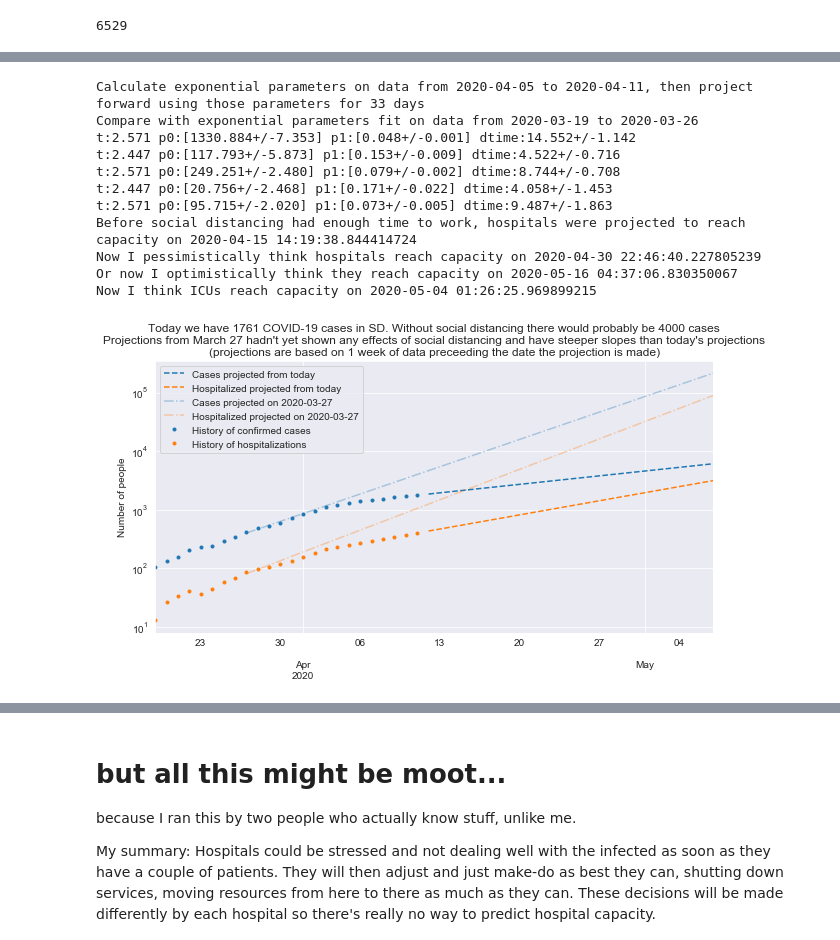
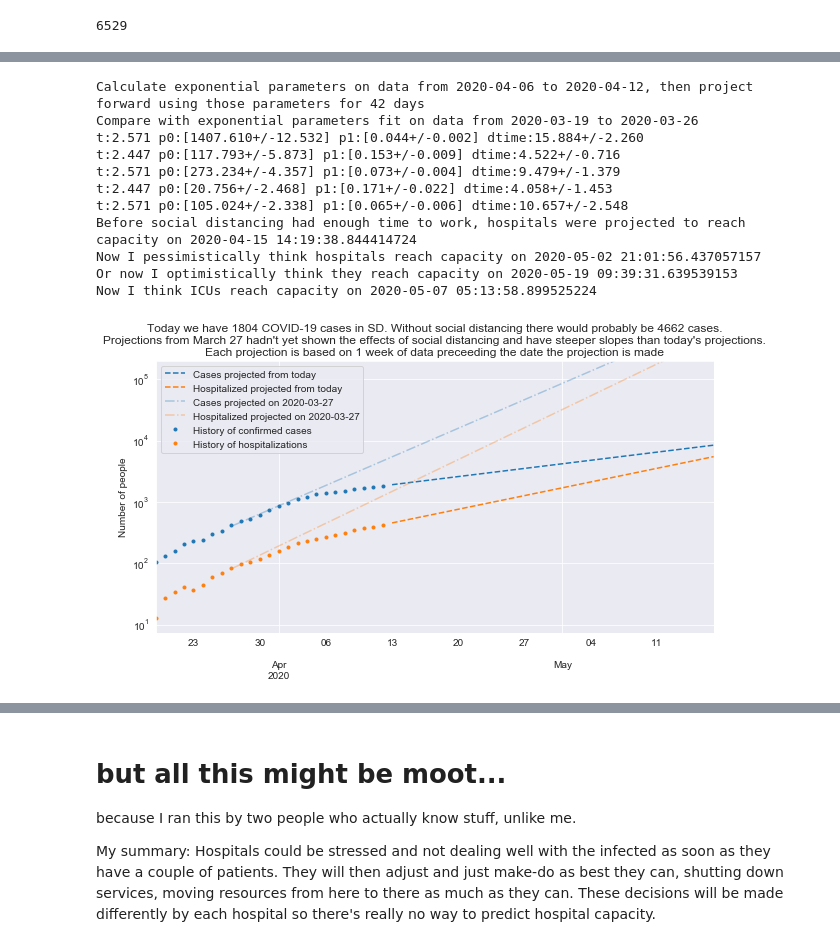
Before and after one commit to jasongfleischer/SanDiegoCountyCOVID19, a Jupyter notebook: San Diego Country Coronavirus History.ipynb, the cells around one changed output, grey strips where cells are left out. Saved outputs shown, nothing was run; the diff lists cells and outputs as text; code cells hidden in the pictures.

```diff
--- a/San Diego Country Coronavirus History.ipynb
+++ b/San Diego Country Coronavirus History.ipynb
@@ -689,6 +697,6 @@ ICUs reach capacity on 2020-05-04 01:26:25.969899215
 # %%
 # this projection is based on doubling time calculated only over the last week of data
-daysfwd = 50
+daysfwd = 60
 
 fromdate = (pd.Timestamp(today)-pd.Timedelta('6 days')).isoformat().split('T')[0]
 startproj = (pd.Timestamp(today)+pd.Timedelta('1 day')).isoformat().split('T')[0]
@@ -739,43 +747,46 @@ orig_projhosp = pd.DataFrame(exfunc(range(0,daysfwd),orig_hosp_p_est[0],orig_hos
 
 orig_projcases.columns = ['Cases projected on 2020-03-27']
 orig_projhosp.columns = ['Hospitalized projected on 2020-03-27']
 
 orig_projected = pd.merge(orig_projcases,orig_projhosp,left_index=True,right_index=True,how='outer')
 orig_projected = orig_projected['2020-03-27':]
 
 
 actual = pd.merge(cases.rename('History of confirmed cases'), hospitalizations.rename('History of hospitalizations'),left_index=True,right_index=True,how='outer' )
 actual.index = pd.DatetimeIndex(actual.index)
 
 fig, ax = plt.subplots(figsize=(10, 5))
 projected.plot(
-    title=('Today we have {} COVID-19 cases in SD. Without social distancing there would probably be {} cases\n' +
-    'Projections from March 27 hadn\'t yet shown any effects of social distancing and have steeper slopes than today\'s projections\n' +
-    '(projections are based on 1 week of data preceeding the date the projection is made)').format(
+    title=('Today we have {} COVID-19 cases in SD. Without social distancing there would probably be {} cases.\n' +
+    'Projections from March 27 hadn\'t yet shown the effects of social distancing and have steeper slopes than today\'s projections.\n' +
+    'Each projection is based on 1 week of data preceeding the date the projection is made').format(
         actual.loc[today,'History of confirmed cases'],
         orig_projected.loc[today,'Cases projected on 2020-03-27'])
     ,ax=ax,logy=True,linestyle='--');
 orig_projected.plot(ax=ax,logy=True,color=colors,linestyle='-.',alpha=0.33)
 actual.plot(ax=ax,logy=True,color=colors,marker='.',linestyle='');
 
+lims = list(plt.ylim())
+lims[1] = 2.0*10**5
+plt.ylim(lims)
 
 plt.ylabel('Number of people');
 
 
 plt.legend(loc='best')#, bbox_to_anchor=(0., .5, 1., 0.5))
 plt.savefig('Plots/socialdistancing.png',dpi=300);
 # %% [output]
-Calculate exponential parameters on data from 2020-04-05 to 2020-04-11, then project forward using those parameters for 33 days
+Calculate exponential parameters on data from 2020-04-06 to 2020-04-12, then project forward using those parameters for 42 days
 Compare with exponential parameters fit on data from 2020-03-19 to 2020-03-26
-t:2.571 p0:[1330.884+/-7.353] p1:[0.048+/-0.001] dtime:14.552+/-1.142
+t:2.571 p0:[1407.610+/-12.532] p1:[0.044+/-0.002] dtime:15.884+/-2.260
 t:2.447 p0:[117.793+/-5.873] p1:[0.153+/-0.009] dtime:4.522+/-0.716
-t:2.571 p0:[249.251+/-2.480] p1:[0.079+/-0.002] dtime:8.744+/-0.708
+t:2.571 p0:[273.234+/-4.357] p1:[0.073+/-0.004] dtime:9.479+/-1.379
 t:2.447 p0:[20.756+/-2.468] p1:[0.171+/-0.022] dtime:4.058+/-1.453
-t:2.571 p0:[95.715+/-2.020] p1:[0.073+/-0.005] dtime:9.487+/-1.863
+t:2.571 p0:[105.024+/-2.338] p1:[0.065+/-0.006] dtime:10.657+/-2.548
 Before social distancing had enough time to work, hospitals were projected to reach capacity on 2020-04-15 14:19:38.844414724
-Now I pessimistically think hospitals reach capacity on 2020-04-30 22:46:40.227805239
-Or now I optimistically think they reach capacity on 2020-05-16 04:37:06.830350067
-Now I think ICUs reach capacity on 2020-05-04 01:26:25.969899215
+Now I pessimistically think hospitals reach capacity on 2020-05-02 21:01:56.437057157
+Or now I optimistically think they reach capacity on 2020-05-19 09:39:31.639539153
+Now I think ICUs reach capacity on 2020-05-07 05:13:58.899525224
-[figure, old version]
+[figure, new version]
 # %%
 # this projection is based on doubling time calculated only over the last week of data
```
Also changed, not shown: parts of 17 cells of this notebook, 14 other files.
